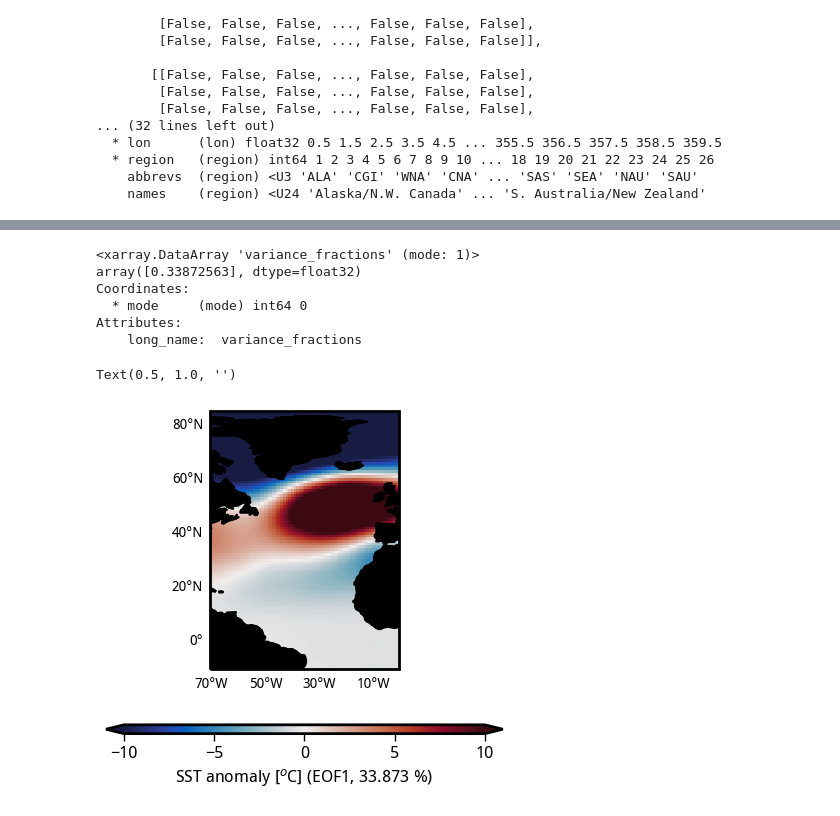
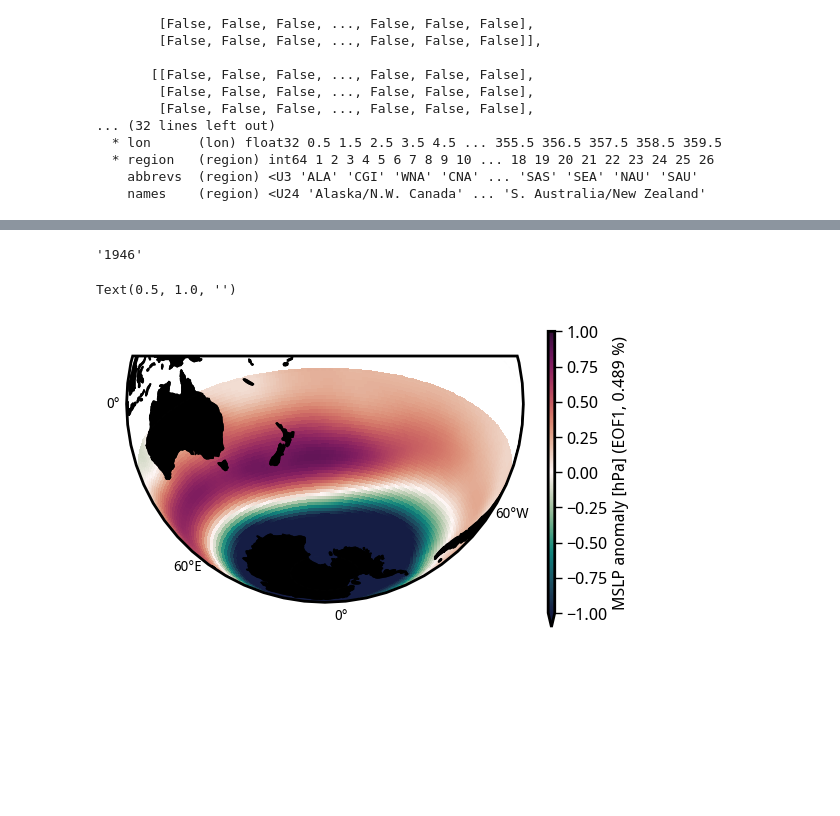
Before and after one commit to adisen99/enso_teleconnection_robustness, a Jupyter notebook: 02_hist_var_dynamics.ipynb, the cells around one changed output, grey strips where cells are left out. Saved outputs shown, nothing was run; the diff lists cells and outputs as text; code cells hidden in the pictures; blank space fills up the shorter version.

```diff
--- a/02_hist_var_dynamics.ipynb
+++ b/02_hist_var_dynamics.ipynb
@@ -251,0 +271,2 @@ wind_rean_det['time'] = nino34_obs['time']
+# %%
+res_sh_psl = get_eofs_output(psl_rean_det.sel(lat = slice(-90,-20)))
@@ -310,14 +492,18 @@ import cmocean
 # %%
 # fig = plt.figure(figsize=(12,6))
-ax = plt.axes(projection=ccrs.Orthographic(central_longitude=340, central_latitude=30))
+# ax = plt.axes(projection=ccrs.Orthographic(central_longitude=80, central_latitude=15))
+ax = plt.axes(projection=ccrs.Orthographic(central_longitude=160, central_latitude=-20))
 # ax = plt.axes(projection=ccrs.Robinson(central_longitude=-60))
-end_year = float(reg30.where(reg30 == reg30.max('ey'), drop=True).ey)
-out30.regr.sel(ey = end_year).plot(vmin=-1.2, cmap=cmocean.cm.tarn, transform=ccrs.PlateCarree(central_longitude=0), cbar_kwargs=dict(orientation='vertical', shrink=0.8, aspect=45, label='Regression [$\sigma_{p}/^{o}$C]'))
+# end_year = int(reg30.where(reg30 == reg30.min('ey'), drop=True).ey)
+# out30.regr.sel(ey=end_year).plot(vmin=-1.2, cmap=cmocean.cm.tarn, transform=ccrs.PlateCarree(central_longitude=0), cbar_kwargs=dict(orientation='vertical', shrink=0.8, aspect=45, label='Regression [$\sigma_{p}/^{o}$C]'))
+out30.regr.sel(ey = uq_years).mean('ey').plot(vmin=-1.2, cmap=cmocean.cm.tarn, transform=ccrs.PlateCarree(central_longitude=0), cbar_kwargs=dict(orientation='vertical', shrink=0.8, aspect=45, label='Regression [$\sigma_{p}/^{o}$C]'))
 # sst_obs_det.sel(time = slice(str(int(end_year) - 30), str(int(end_year)))).mean('time').plot(vmin=-0.1, cmap='RdBu_r', transform=ccrs.PlateCarree(central_longitude=0), cbar_kwargs=dict(orientation='vertical', shrink=0.7, label='SST anomaly [$^{o}$C]'))
-# xx, yy = np.meshgrid(out30_rean.lon, out30_rean.lat)
-# zz = np.ma.masked_less_equal(out30_rean.pval.where(reg30 == reg30.min('ey'), drop=True).squeeze('ey'), 0.05)
-# plt.pcolor(xx, yy, zz, hatch='////', alpha=0., transform=ccrs.PlateCarree())
+xx, yy = np.meshgrid(out30.lon, out30.lat)
+zz = np.ma.masked_less_equal(get_sign_ratio(out30.pval.sel(ey = uq_years)), 0.6)
+# zz = np.ma.masked_greater_equal(out30.pval.sel(ey = end_year), 0.05)
+plt.pcolor(xx, yy, zz, hatch='/////', alpha=0., transform=ccrs.PlateCarree())
 plot_background(ax)
+ax.add_feature(cfeature.OCEAN, color='white', zorder=1)
 plt.title('')
 # %% [output]
 Text(0.5, 1.0, '')
@@ -335,28 +536,45 @@ def get_leading_eof_physical(input):
+# %%
+str(int(uq_years[0]))
+# %% [output]
+'1946'
 # %%
 # fig = plt.figure(figsize=(12,6))
-# ax = plt.axes(projection=ccrs.Orthographic(central_longitude=160, central_latitude=-20))
-ax = plt.axes(projection=ccrs.PlateCarree(central_longitude=300))
-end_year = float(reg30.where(reg30 == reg30.min('ey'), drop=True).ey)
-# eof_phys, exp_var = get_leading_eof_physical(sst_obs_det.sel(time = slice(str(int(end_year) - 30), str(int(end_year)))).sel(lat = slice(50,-50), lon = slice(120, 290)))
-# eof_phys, exp_var = get_leading_eof_physical(sst_obs_det.sel(time = slice(str(int(end_year) - 30), str(int(end_year)))).sel(lat = slice(50,-50), lon = slice(290, 360)))
-eof_phys, exp_var = get_leading_eof_physical(zg500_rean_det.sel(time = slice(str(int(end_year) - 30), str(int(end_year)))).sel(lat = slice(-10,85), lon = slice(290, 360)))
-# sst_obs_det.sel(time = slice(str(int(end_year) - 30), str(int(end_year)))).mean('time').plot(vmin=-0.1, cmap='RdBu_r', transform=ccrs.PlateCarree(central_longitude=0), cbar_kwargs=dict(orientation='vertical', shrink=0.7, label='SST anomaly [$^{o}$C]'))
-(eof_phys).plot(vmin=-10, cmap=cmocean.cm.balance, transform=ccrs.PlateCarree(central_longitude=0), cbar_kwargs=dict(orientation='horizontal', shrink=0.8, aspect=45, label='SST anomaly [$^{o}$C]' + f' (EOF1, {np.round(float(exp_var), 3)} %)'))
-# xx, yy = np.meshgrid(out30_rean.lon, out30_rean.lat)
-# zz = np.ma.masked_less_equal(out30_rean.pval.where(reg30 == reg30.min('ey'), drop=True).squeeze('ey'), 0.05)
-# plt.pcolor(xx, yy, zz, hatch='////', alpha=0., transform=ccrs.PlateCarree())
+
+# ax = plt.axes(projection=ccrs.PlateCarree(central_longitude=180))
+# ax = plt.axes(projection=ccrs.Orthographic(central_longitude=120, central_latitude=-90))
+# ax = plt.axes(projection=ccrs.Orthographic(central_longitude=340, central_latitude=90))
+# ax = plt.axes(projection=ccrs.PlateCarree(central_longitude=300))
+
+# eof_phys, pc_sst, exp_var = get_leading_eof_physical(sst_obs_det.sel(time = slice(str(int(end_year) - 30), str(int(end_year)))).sel(lat = slice(50,-50), lon = slice(120, 290)))
+# # eof_phys, pc, exp_var = get_leading_eof_physical(sst_obs_det.sel(time = slice(str(int(end_year) - 30), str(int(end_year)))).sel(lat = slice(65,0), lon = slice(290, 360)))
+# # eof_phys, pc, exp_var = get_leading_eof_physical(sst_obs_det.sel(time = slice(str(int(end_year) - 30), str(int(end_year)))).sel(lat = slice(50,-50), lon = slice(40, 120)))
+
+# eof_phys, pc_psl, exp_var = get_leading_eof_physical(psl_rean_det.sel(time = slice(str(int(end_year) - 30), str(int(end_year)))).sel(lat = slice(-90,-20)))
+# # eof_phys, pc, exp_var = get_leading_eof_physical(zg500_rean_det.sel(time = slice(str(int(end_year) - 30), str(int(end_year)))).sel(lat = slice(20,90)))
+# # eof_phys, pc, exp_var = get_leading_eof_physical(psl_rean_det.sel(time = slice(str(int(end_year) - 30), str(int(end_year)))).sel(lat = slice(-10,85), lon = slice(290, 360)))
+# # eof_phys, pc, exp_var = get_leading_eof_physical(psl_rean_det.sel(time = slice(str(int(end_year) - 30), str(int(end_year)))).sel(lat = slice(-50,60), lon = slice(40, 120)))
+
+# # (eof_phys).plot(vmin=-0.8, cmap=cmocean.cm.balance, transform=ccrs.PlateCarree(central_longitude=0), cbar_kwargs=dict(orientation='vertical', shrink=0.8, aspect=45, label='SST anomaly [$^{o}$C]' + f' (EOF1, {np.round(float(exp_var), 3)} %)'))
+# # (eof_phys).plot(vmin=-20, cmap=cmocean.cm.curl, transform=ccrs.PlateCarree(central_longitude=0), cbar_kwargs=dict(orientation='vertical', shrink=0.8, aspect=45, label='ZG500 anomaly [m]' + f' (EOF1, {np.round(float(exp_var), 3)} %)'))
+# (eof_phys/100).plot(vmin=-1, cmap=cmocean.cm.curl, transform=ccrs.PlateCarree(central_longitude=0), cbar_kwargs=dict(orientation='vertical', shrink=0.8, aspect=45, label='MSLP anomaly [hPa]' + f' (EOF1, {np.round(float(exp_var), 3)} %)'))
+
+
+# ax = plt.axes(projection=ccrs.PlateCarree(central_longitude=180))
+ax = plt.axes(projection=ccrs.Orthographic(central_longitude=190, central_latitude=-30))
+# test = res_pac_sst['eofs'].isel(mode=2)*res_pac_sst['pcs'].isel(mode=2).sel(time = slice(str(int(end_year) - 30), str(int(end_year)))).std('time')
+test = res_sh_psl['eofs'].isel(mode=0)*res_sh_psl['pcs'].isel(mode=0).sel(time = slice(str(int(end_year) - 30), str(int(end_year)))).std('time')
+exp_var = float(res_pac_sst['exp_var'].isel(mode=0))
+# test.plot(vmin=-0.3, cmap=cmocean.cm.balance, transform=ccrs.PlateCarree(central_longitude=0), cbar_kwargs=dict(orientation='vertical', shrink=0.8, aspect=45, label='SST anomaly [$^{o}$C]' + f' (EOF1, {np.round(exp_var, 3)} %)'))
+(test/100).plot(vmin=-1, cmap=cmocean.cm.curl, transform=ccrs.PlateCarree(central_longitude=0), cbar_kwargs=dict(orientation='vertical', shrink=0.8, aspect=45, label='MSLP anomaly [hPa]' + f' (EOF1, {np.round(float(exp_var), 3)} %)'))
+
+
+
 plot_background(ax)
 ax.add_feature(cfeature.LAND, zorder=1, color='k')
 plt.title('')
 # %% [output]
-<xarray.DataArray 'variance_fractions' (mode: 1)>
-array([0.33872563], dtype=float32)
-Coordinates:
-  * mode     (mode) int64 0
-Attributes:
-    long_name:  variance_fractions
+Text(0.5, 1.0, '')
-Text(0.5, 1.0, '')
-[figure, old version]
+[figure, new version]
 # %%
 # fig = plt.figure(figsize=(12,6))
 # ax = plt.axes(projection=ccrs.Orthographic(central_longitude=160, central_latitude=-20))
```
Also changed, not shown: parts of 35 cells of this notebook, 1 other file.
